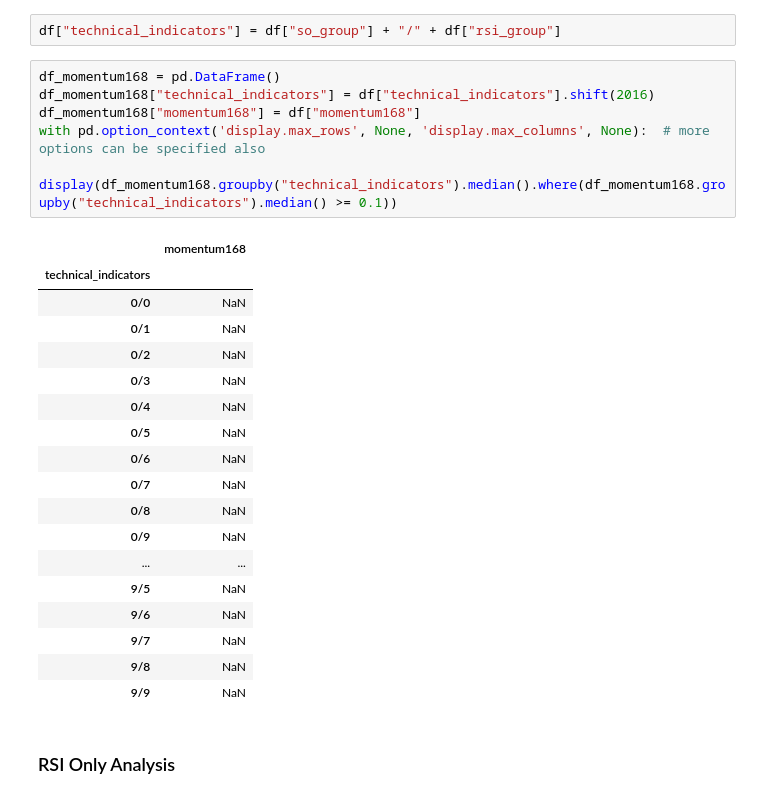
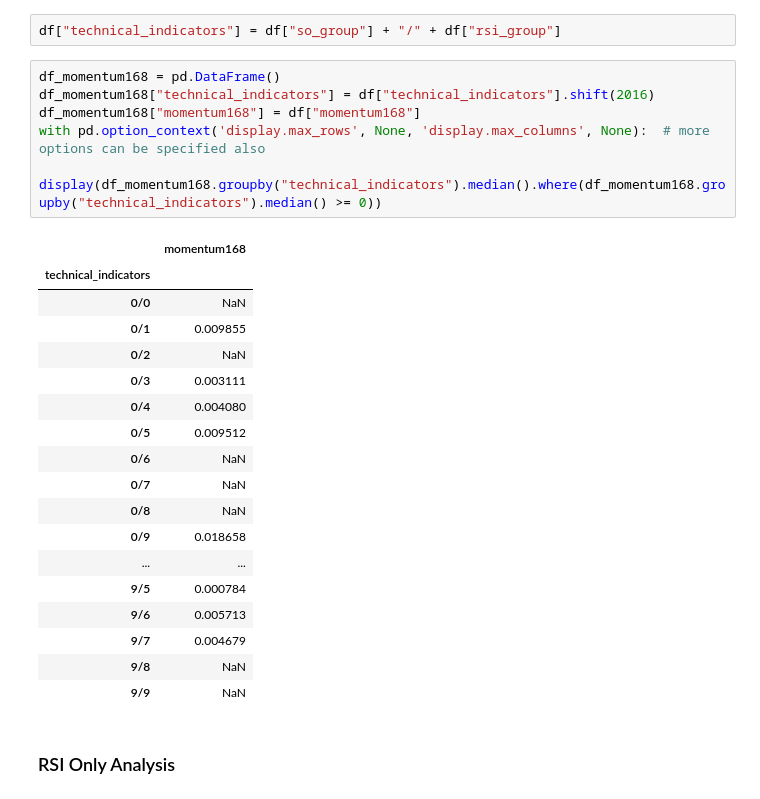
Before and after one commit to TazTornadoo/crypto_billionairs, a Jupyter notebook: Python/exploration_notebook_1m_long.ipynb, the cells around one changed output. Cells and saved outputs as stored; diff of their text form.

```diff
--- a/Python/exploration_notebook_1m_long.ipynb
+++ b/Python/exploration_notebook_1m_long.ipynb
@@ -167,26 +165,26 @@ df["technical_indicators"] = df["so_group"] + "/" + df["rsi_group"]
 # %%
 df_momentum168 = pd.DataFrame()
 df_momentum168["technical_indicators"] = df["technical_indicators"].shift(2016)
 df_momentum168["momentum168"] = df["momentum168"]
 with pd.option_context('display.max_rows', None, 'display.max_columns', None):  # more options can be specified also
-    display(df_momentum168.groupby("technical_indicators").median().where(df_momentum168.groupby("technical_indicators").median() >= 0.1))
+    display(df_momentum168.groupby("technical_indicators").median().where(df_momentum168.groupby("technical_indicators").median() >= 0))
 # %% [output]
 |  | momentum168 |
 | technical_indicators |  |
 | 0/0 | NaN |
-| 0/1 | NaN |
+| 0/1 | 0.009855 |
 | 0/2 | NaN |
-| 0/3 | NaN |
-| 0/4 | NaN |
-| 0/5 | NaN |
+| 0/3 | 0.003111 |
+| 0/4 | 0.004080 |
+| 0/5 | 0.009512 |
 | 0/6 | NaN |
 | 0/7 | NaN |
 | 0/8 | NaN |
-| 0/9 | NaN |
+| 0/9 | 0.018658 |
 | ... | ... |
-| 9/5 | NaN |
-| 9/6 | NaN |
-| 9/7 | NaN |
+| 9/5 | 0.000784 |
+| 9/6 | 0.005713 |
+| 9/7 | 0.004679 |
 | 9/8 | NaN |
 | 9/9 | NaN |
 # %% [markdown]
```
Also changed, not shown: parts of 1 cell of this notebook, 17 other files.
